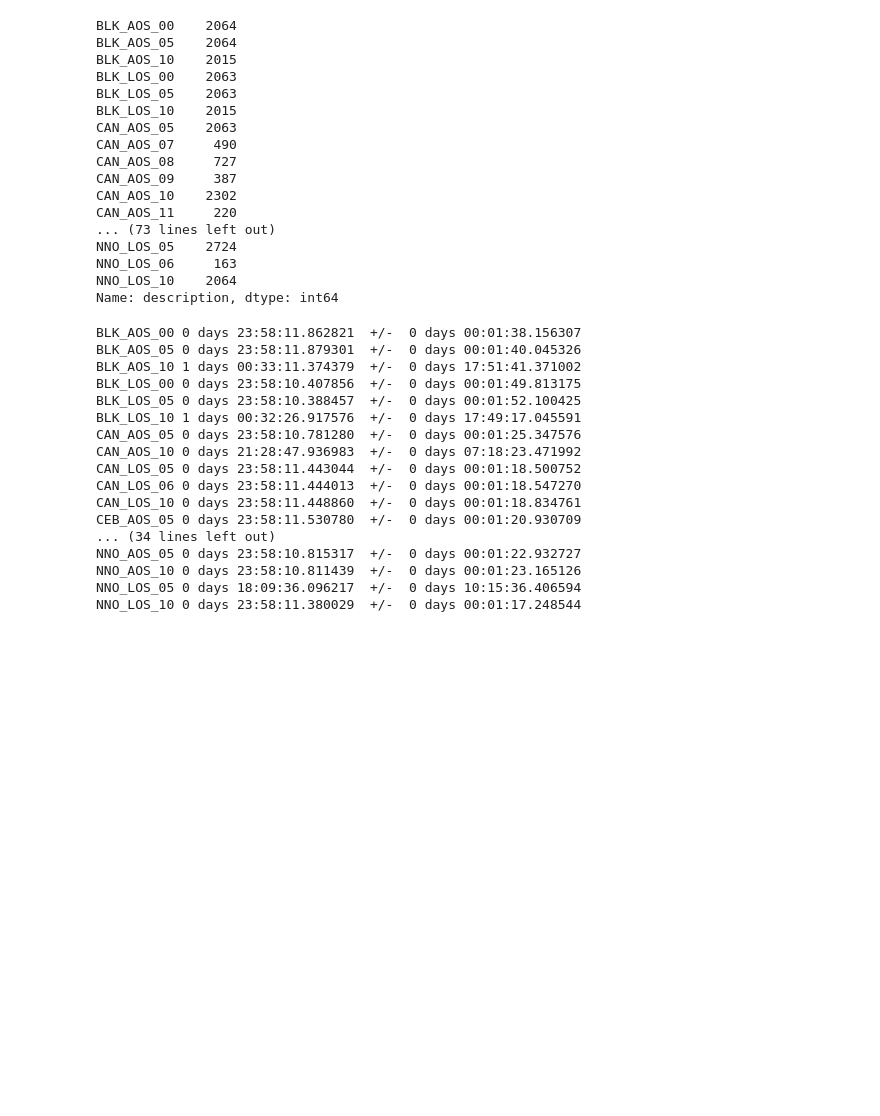
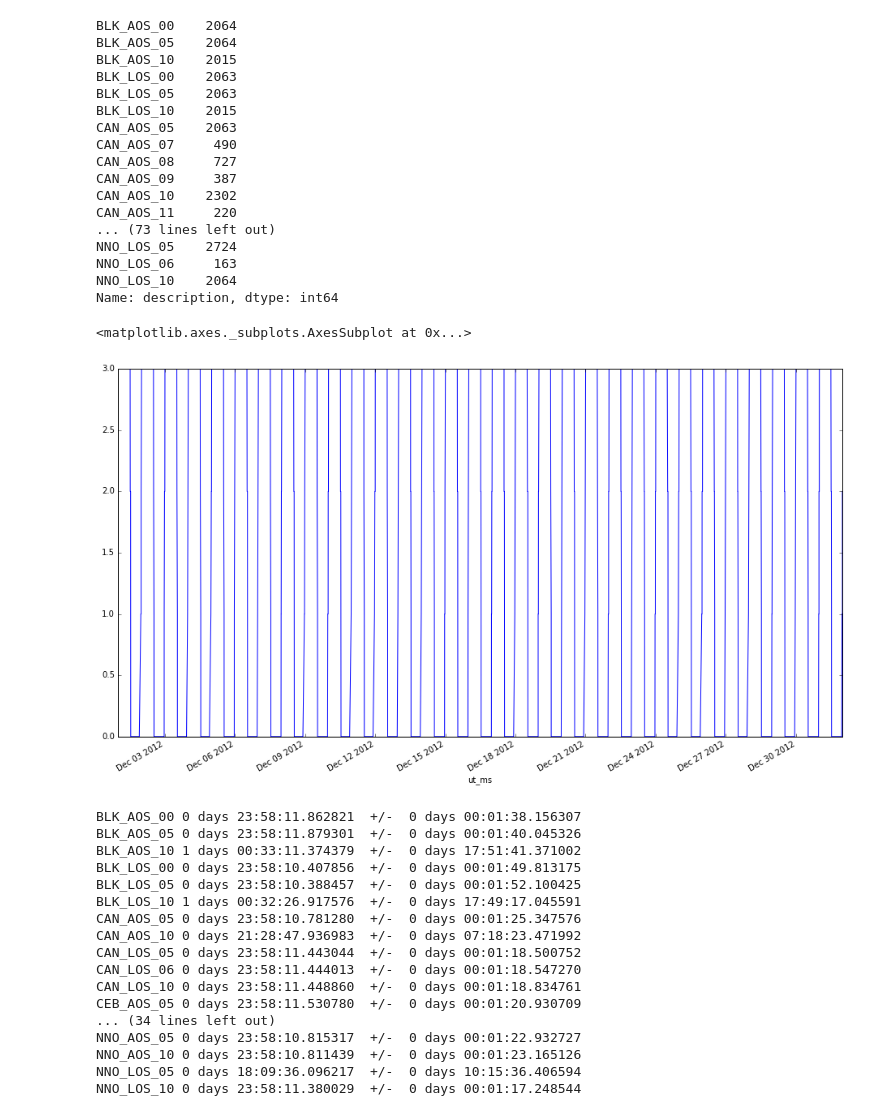
Before and after one commit to ktrnka/mars-express, a Jupyter notebook: src/data exploration.ipynb, the cells around one changed output. Drawn from its saved outputs; the diff is of its cells as text; code cells hidden in the pictures; blank space fills up the shorter version.

```diff
--- a/src/data exploration.ipynb
+++ b/src/data exploration.ipynb
@@ -60,6 +56,15 @@ NNO_LOS_05    2724
 NNO_LOS_06     163
 NNO_LOS_10    2064
 Name: description, dtype: int64
+# %%
+new_norcia = evtf_data.description.str.startswith("NNO_AOS").astype(int) - evtf_data.description.str.startswith("NNO_LOS").astype(int)
+new_norcia = new_norcia.cumsum()
+new_norcia = new_norcia - new_norcia.min()
+
+new_norcia["2012-12"].plot(figsize=(16, 9))
+# %% [output]
+<matplotlib.axes._subplots.AxesSubplot at 0x...>
+[figure, added]
 # %%
 counts = evtf_data.description.str.extract("(\\w+_[AL]OS_\\d+)", expand=False).value_counts()
 
```
Also changed, not shown: parts of 14 cells of this notebook, 1 other file.
